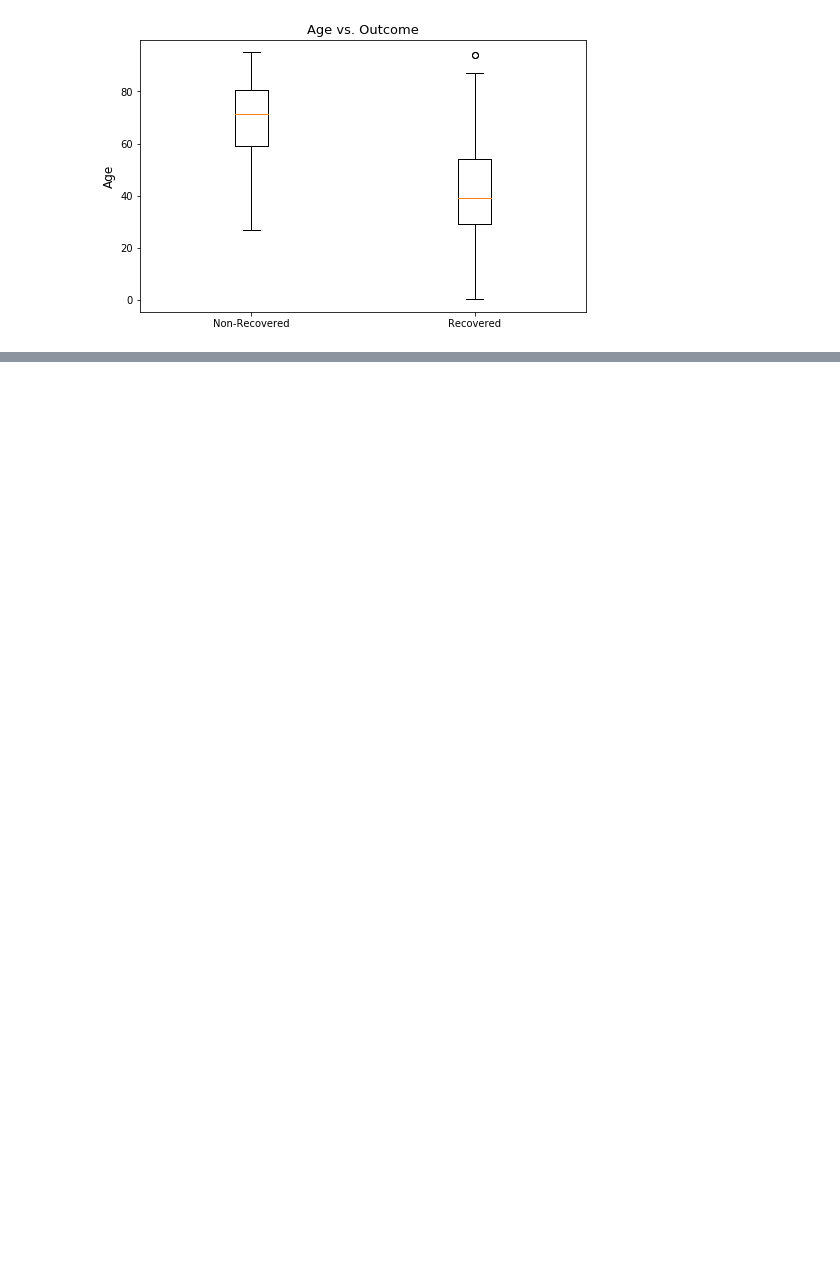
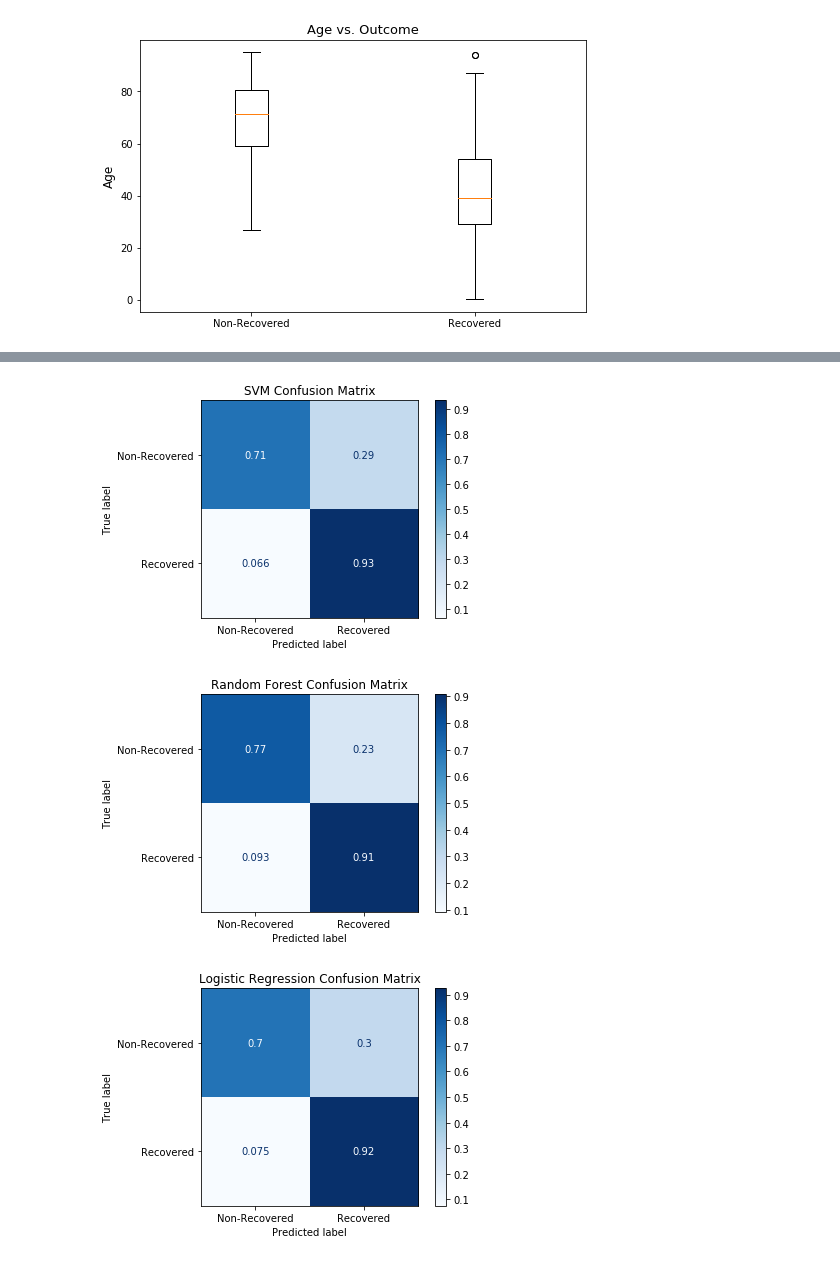
Before and after one commit to dukersss13/COVID-19-ML-Classification-Model, a Jupyter notebook: Duc.ipynb, the cells around one changed output, grey strips where cells are left out. Cells and saved outputs as stored; diff of their text form; code cells hidden in the pictures; blank space fills up the shorter version.

```diff
--- a/Duc.ipynb
+++ b/Duc.ipynb
@@ -110,6 +111,17 @@ clfs = {"SVM": SVC(C = 50, kernel = 'rbf', gamma = 'auto', probability = True),
                            bootstrap = True, random_state = 42),
     "Logistic Regression": LogisticRegression(solver = 'saga',
                                              random_state = 42)}
+# %%
+def confusion_plot(clfs_dict, xtest, ytest):
+    ML = list(clfs_dict.values())
+    names = list(clfs_dict.keys())
+
+    for i in ML:
+        disp = plot_confusion_matrix(i, xtest, ytest,
+                                     display_labels = ["Non-Recovered", "Recovered"],
+                                     cmap = 'Blues',
+                                     normalize = 'true')
+        disp.ax_.set_title(names[ML.index(i)] + " Confusion Matrix")
 # %%
 def classifier(data, clfs_dict):
     selection = 0
@@ -166,0 +181,6 @@ The accuracy score for Logistic Regression is 0.8665
+# %%
+confusion_plot(clfs, xtest, ytest)
+# %% [output]
+[figure, added]
+[figure, added]
+[figure, added]
```
Also changed, not shown: parts of 8 cells of this notebook.
